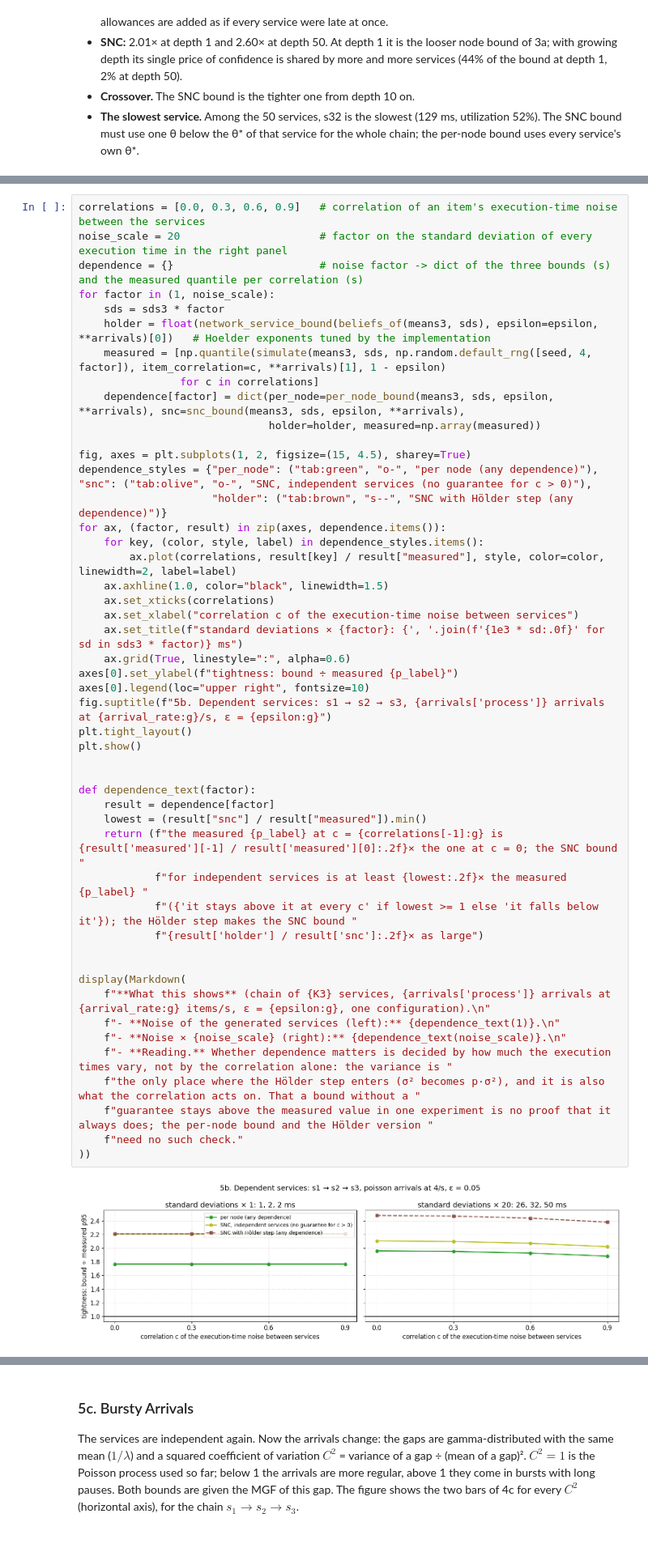
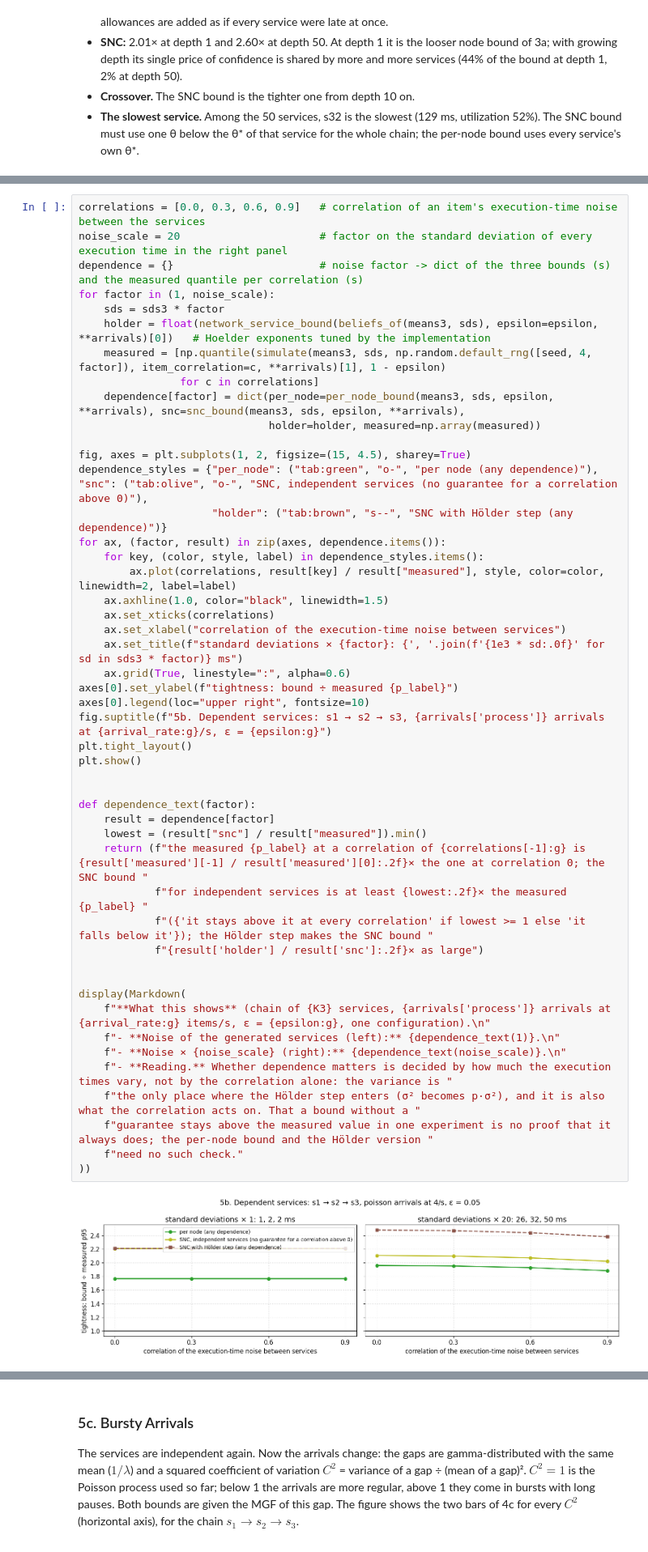
Before and after one commit to borissedlak/composable-autonomous-offerings, a Jupyter notebook: notebooks/tsc/explain_3_how_pegasus_bounds_compose.ipynb, the cells around one changed output, grey strips where cells are left out. Shown at 81% size. Cells and saved outputs as stored; diff of their text form.

```diff
--- a/notebooks/tsc/explain_3_how_pegasus_bounds_compose.ipynb
+++ b/notebooks/tsc/explain_3_how_pegasus_bounds_compose.ipynb
@@ -674,41 +674,41 @@ for factor in (1, noise_scale):
                               holder=holder, measured=np.array(measured))
 
 fig, axes = plt.subplots(1, 2, figsize=(15, 4.5), sharey=True)
-dependence_styles = {"per_node": ("tab:green", "o-", "per node (any dependence)"), "snc": ("tab:olive", "o-", "SNC, independent services (no guarantee for c > 0)"),
+dependence_styles = {"per_node": ("tab:green", "o-", "per node (any dependence)"), "snc": ("tab:olive", "o-", "SNC, independent services (no guarantee for a correlation above 0)"),
                      "holder": ("tab:brown", "s--", "SNC with Hölder step (any dependence)")}
 for ax, (factor, result) in zip(axes, dependence.items()):
     for key, (color, style, label) in dependence_styles.items():
         ax.plot(correlations, result[key] / result["measured"], style, color=color, linewidth=2, label=label)
     ax.axhline(1.0, color="black", linewidth=1.5)
     ax.set_xticks(correlations)
-    ax.set_xlabel("correlation c of the execution-time noise between services")
+    ax.set_xlabel("correlation of the execution-time noise between services")
     ax.set_title(f"standard deviations × {factor}: {', '.join(f'{1e3 * sd:.0f}' for sd in sds3 * factor)} ms")
     ax.grid(True, linestyle=":", alpha=0.6)
 axes[0].set_ylabel(f"tightness: bound ÷ measured {p_label}")
 axes[0].legend(loc="upper right", fontsize=10)
 fig.suptitle(f"5b. Dependent services: s1 → s2 → s3, {arrivals['process']} arrivals at {arrival_rate:g}/s, ε = {epsilon:g}")
 plt.tight_layout()
 plt.show()
 
 
 def dependence_text(factor):
     result = dependence[factor]
     lowest = (result["snc"] / result["measured"]).min()
-    return (f"the measured {p_label} at c = {correlations[-1]:g} is {result['measured'][-1] / result['measured'][0]:.2f}× the one at c = 0; the SNC bound "
+    return (f"the measured {p_label} at a correlation of {correlations[-1]:g} is {result['measured'][-1] / result['measured'][0]:.2f}× the one at correlation 0; the SNC bound "
             f"for independent services is at least {lowest:.2f}× the measured {p_label} "
-            f"({'it stays above it at every c' if lowest >= 1 else 'it falls below it'}); the Hölder step makes the SNC bound "
+            f"({'it stays above it at every correlation' if lowest >= 1 else 'it falls below it'}); the Hölder step makes the SNC bound "
             f"{result['holder'] / result['snc']:.2f}× as large")
 
 
 display(Markdown(
     f"**What this shows** (chain of {K3} services, {arrivals['process']} arrivals at {arrival_rate:g} items/s, ε = {epsilon:g}, one configuration).\n"
     f"- **Noise of the generated services (left):** {dependence_text(1)}.\n"
     f"- **Noise × {noise_scale} (right):** {dependence_text(noise_scale)}.\n"
     f"- **Reading.** Whether dependence matters is decided by how much the execution times vary, not by the correlation alone: the variance is "
     f"the only place where the Hölder step enters (σ² becomes p·σ²), and it is also what the correlation acts on. That a bound without a "
     f"guarantee stays above the measured value in one experiment is no proof that it always does; the per-node bound and the Hölder version "
     f"need no such check."
 ))
 # %% [output]
-[figure, old version]
+[figure, new version]
 **What this shows** (chain of 3 services, poisson arrivals at 4 items/s, ε = 0.05, one configuration).
```
Also changed, not shown: parts of 2 cells of this notebook, 14 other files.
